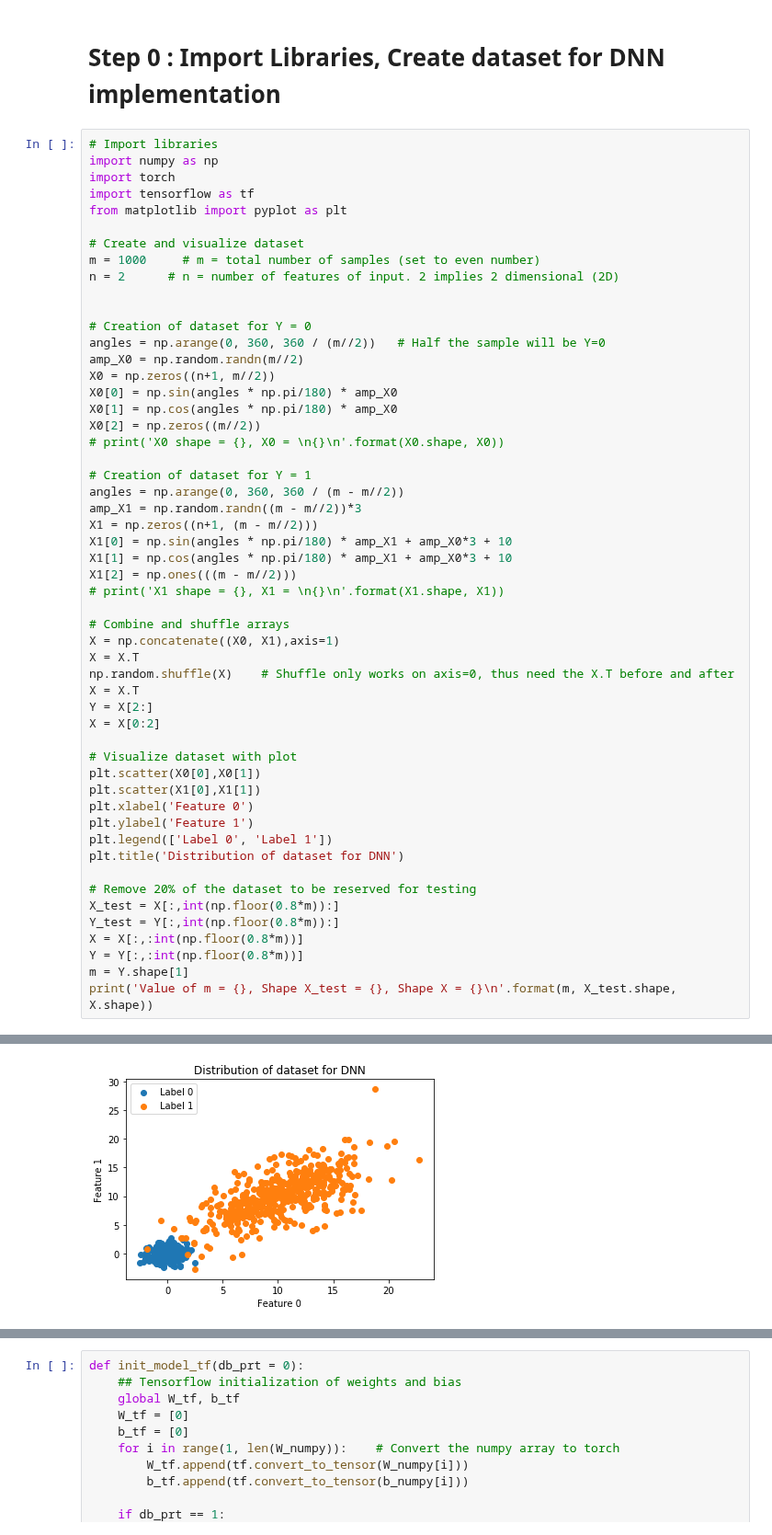
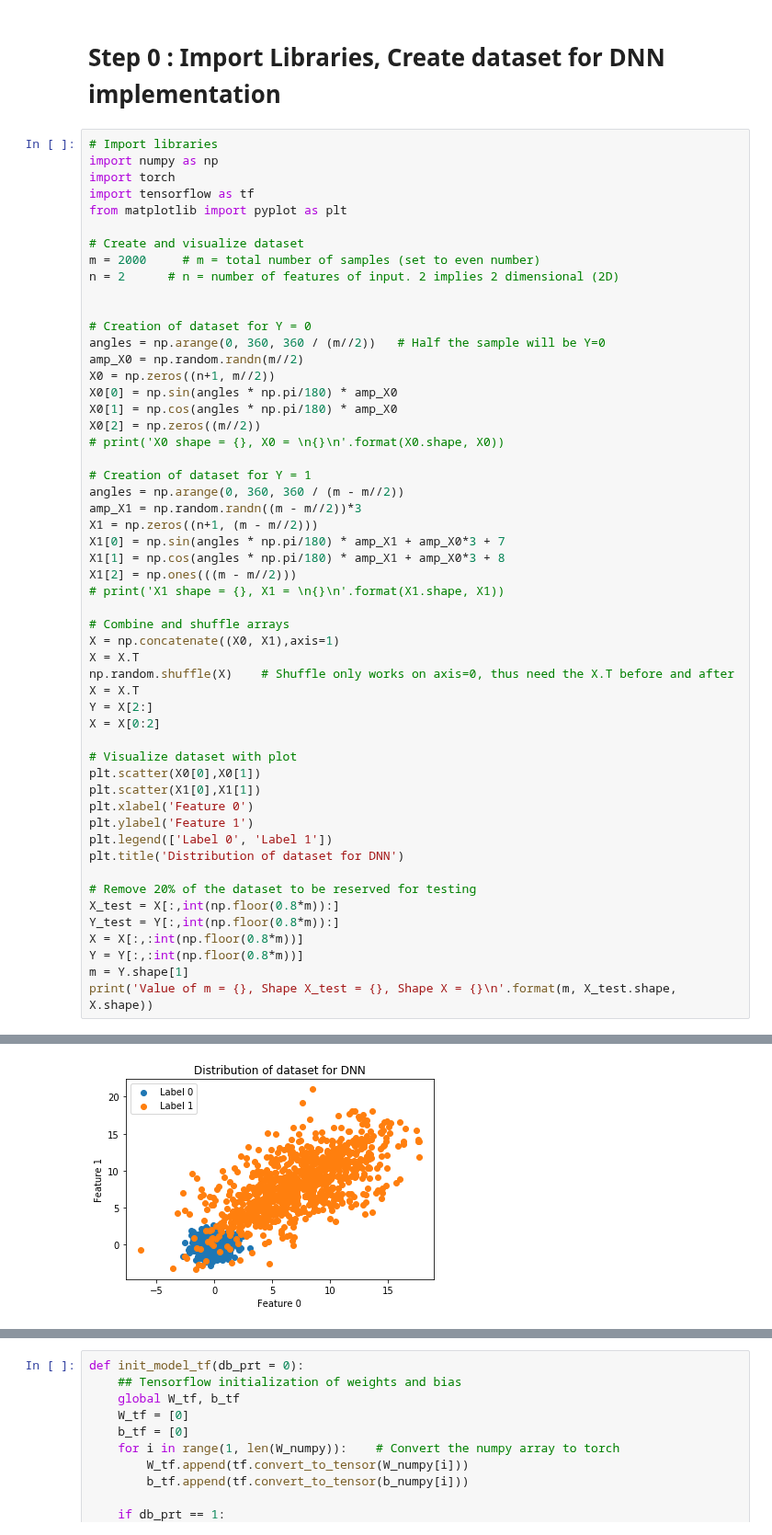
Before and after one commit to tecklun/DNN-Numpy-Pytorch-Tensorflow, a Jupyter notebook: DeepNeuralNetwork.ipynb, the cells around one changed output, grey strips where cells are left out. Shown at 92% size. Saved outputs shown, nothing was run; the diff lists cells and outputs as text.

```diff
--- a/DeepNeuralNetwork.ipynb
+++ b/DeepNeuralNetwork.ipynb
@@ -26,7 +29,7 @@ import tensorflow as tf
 from matplotlib import pyplot as plt
 
 # Create and visualize dataset
-m = 1000     # m = total number of samples (set to even number)
+m = 2000     # m = total number of samples (set to even number)
 n = 2      # n = number of features of input. 2 implies 2 dimensional (2D)
 
 
@@ -43,8 +46,8 @@ X0[2] = np.zeros((m//2))
 angles = np.arange(0, 360, 360 / (m - m//2))
 amp_X1 = np.random.randn((m - m//2))*3
 X1 = np.zeros((n+1, (m - m//2)))
-X1[0] = np.sin(angles * np.pi/180) * amp_X1 + amp_X0*3 + 10
-X1[1] = np.cos(angles * np.pi/180) * amp_X1 + amp_X0*3 + 10
+X1[0] = np.sin(angles * np.pi/180) * amp_X1 + amp_X0*3 + 7
+X1[1] = np.cos(angles * np.pi/180) * amp_X1 + amp_X0*3 + 8
 X1[2] = np.ones(((m - m//2)))
 # print('X1 shape = {}, X1 = \n{}\n'.format(X1.shape, X1))
 
@@ -76,4 +79,4 @@ Value of m = 800, Shape X_test = (2, 200), Shape X = (2, 800)
-[figure, old version]
+[figure, new version]
 # %% [markdown]
 # Step 1: Initialize the Parameters
 Initialize the parameters (weights (W) and bias (b)) for the DNN implementation in all 3 libraries.
```
Also changed, not shown: parts of 17 cells of this notebook, 1 other file.
